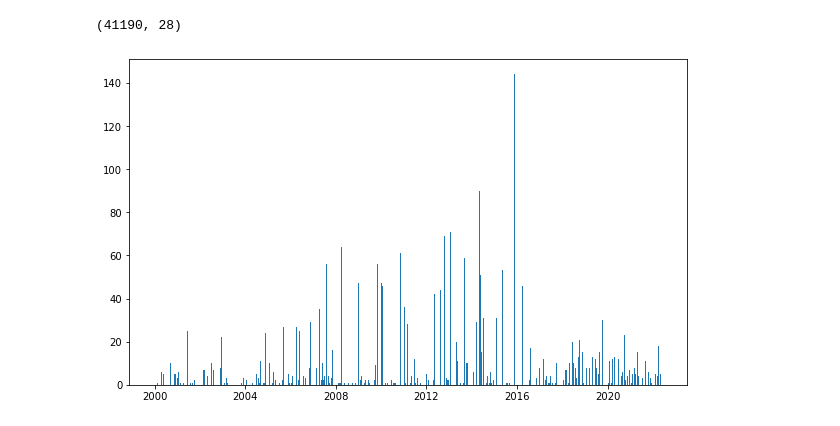
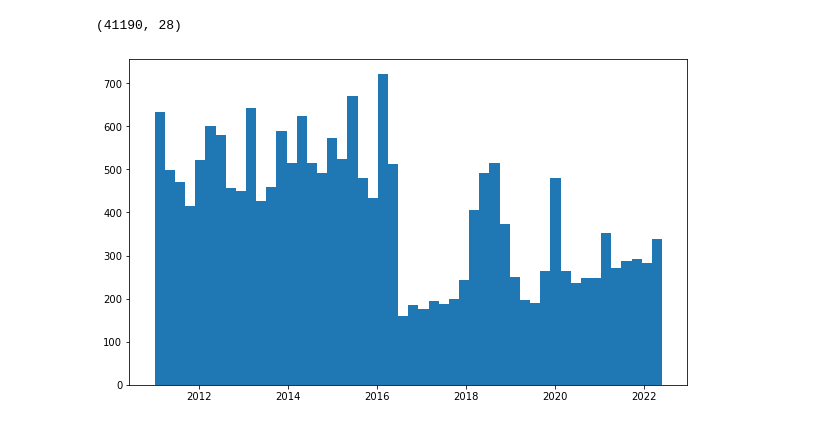
Before and after one commit to edwinhung/Business_Listing_Bellevue, a Jupyter notebook: Business_EDA.ipynb, the cells around one changed output. Cells and saved outputs as stored; diff of their text form; code cells hidden in the pictures.

```diff
--- a/Business_EDA.ipynb
+++ b/Business_EDA.ipynb
@@ -79,17 +81,17 @@ business = business.dropna(subset=['IssueDate'])
 business.shape
 # %% [output]
 (41190, 28)
-# %%
-plt.figure(figsize=(10,6))
-plt.hist(x=business['IssueDate'],bins=pd.date_range("2000-01-01", "2022-05-26", freq="D"))
-plt.show()
-# %% [output]
-[figure, removed]
 # %%
 business["Sector"] = naics2sectors(business["Naic"])
 business["Industry"] = naics2industries(business["Naic"])
 # %%
 business['Year'] = business['IssueDate'].dt.year
+# %%
+plt.figure(figsize=(10,6))
+plt.hist(x=business[business['Year']>2010]['IssueDate'],bins=50)
+plt.show()
+# %% [output]
+[figure, added]
 # %%
 all_sectors = business['Sector'].value_counts()
 labels = all_sectors.index.to_list()
```
Also changed, not shown: parts of 21 cells of this notebook, 1 other file.
